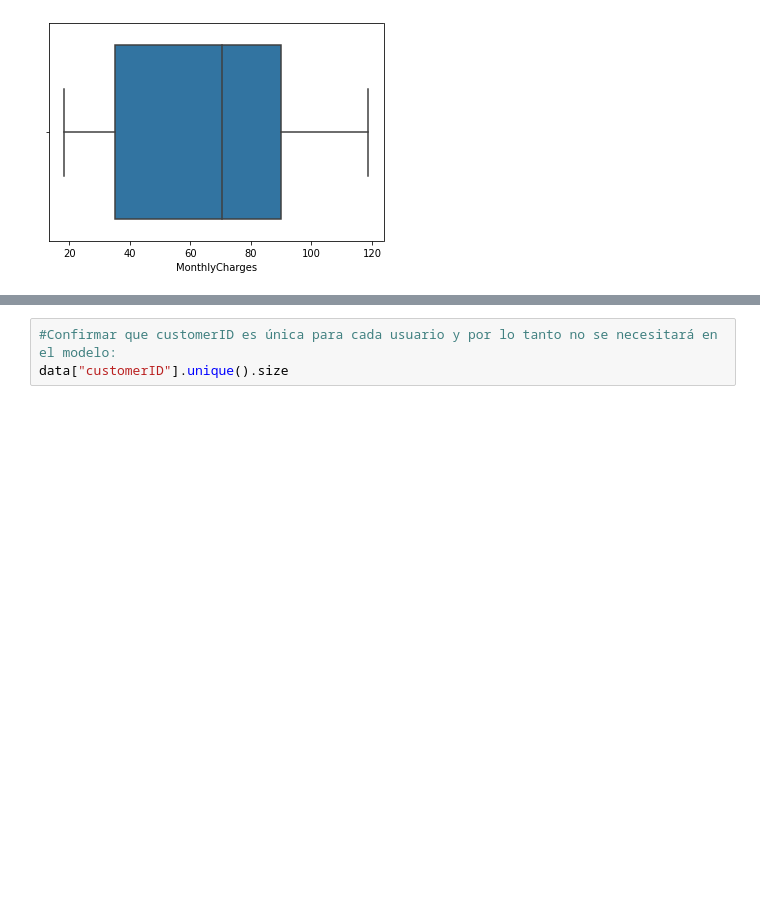
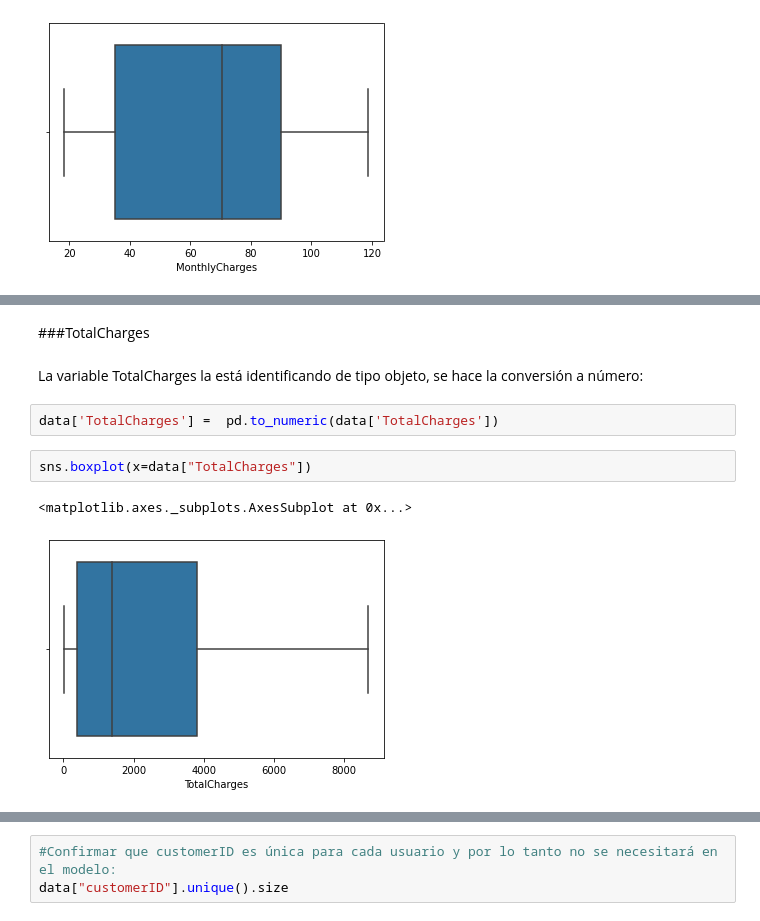
Before and after one commit to yacanom/CDA_taller-4, a Jupyter notebook: Notebooks/CDA_Taller_4.ipynb, the cells around one changed output, grey strips where cells are left out. Cells and saved outputs as stored; diff of their text form; blank space fills up the shorter version.

```diff
--- a/Notebooks/CDA_Taller_4.ipynb
+++ b/Notebooks/CDA_Taller_4.ipynb
@@ -161,0 +202,11 @@ Ahora se revisa la calidad de las variables categóricas:
+# %% [markdown]
+###TotalCharges
+# %% [markdown]
+La variable TotalCharges la está identificando de tipo objeto, se hace la conversión a número:
+# %%
+data['TotalCharges'] =  pd.to_numeric(data['TotalCharges'])
+# %%
+sns.boxplot(x=data["TotalCharges"])
+# %% [output]
+<matplotlib.axes._subplots.AxesSubplot at 0x...>
+[figure, added]
```
Also changed, not shown: parts of 80 cells of this notebook, 1 other file.
